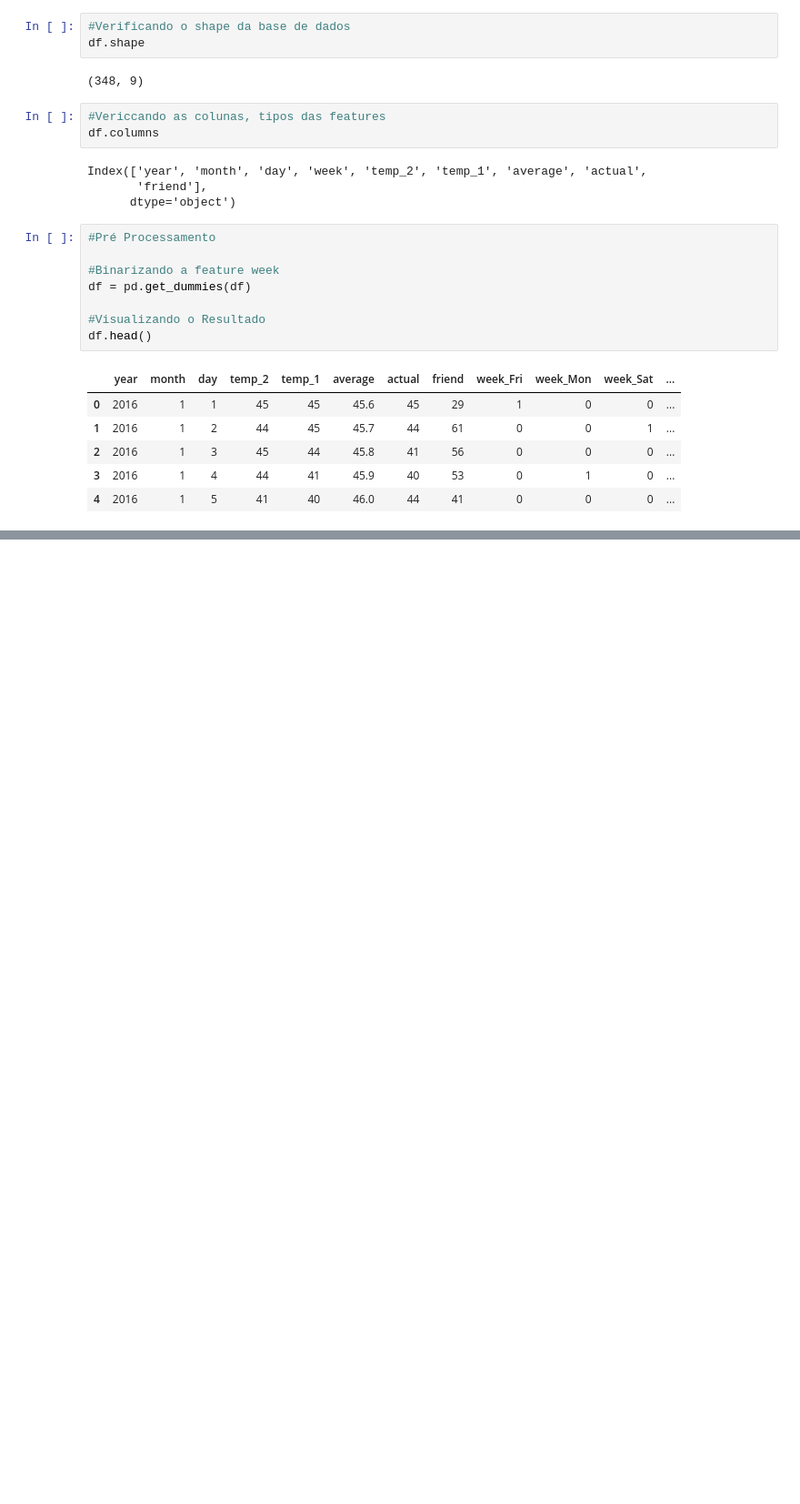
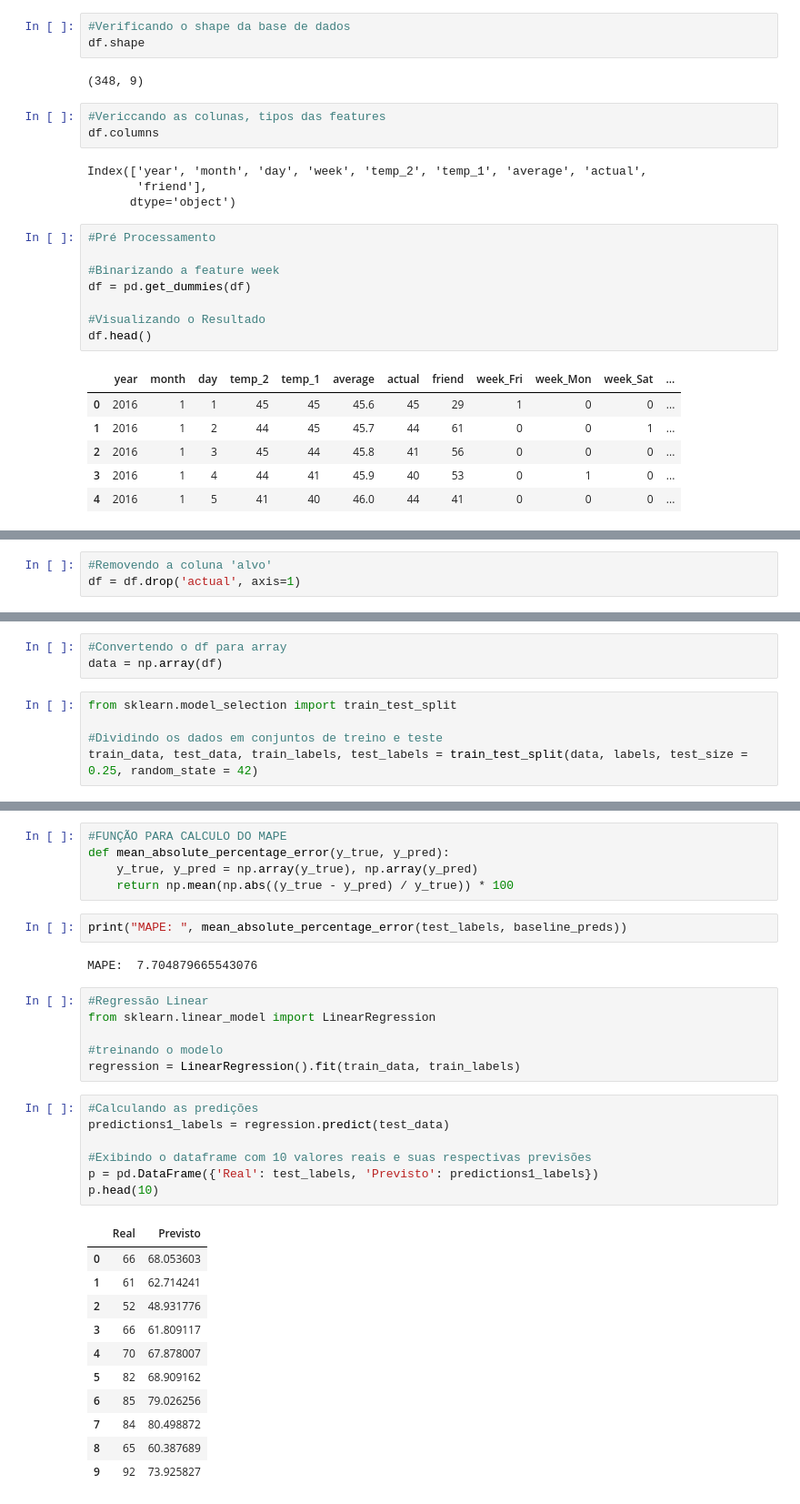
Before and after one commit to WIllianMartins2018/Bootcamp_Engenheiro_Machine_Learning, a Jupyter notebook: Códigos - Seleção de Modelos de Aprendizagem de Máquina/MetriasdeRegressão.ipynb, the cells around one changed output, grey strips where cells are left out. Shown at 91% size. Saved outputs shown, nothing was run; the diff lists cells and outputs as text; blank space fills up the shorter version.

Commit message:
Métricas de Regressão

```diff
--- a/Códigos - Seleção de Modelos de Aprendizagem de Máquina/MetriasdeRegressão.ipynb
+++ b/Códigos - Seleção de Modelos de Aprendizagem de Máquina/MetriasdeRegressão.ipynb
@@ -56,0 +104,3 @@ df.describe()
+# %%
+#Removendo a coluna 'alvo'
+df = df.drop('actual', axis=1)
@@ -56,0 +114,8 @@ df.describe()
+# %%
+#Convertendo o df para array
+data = np.array(df)
+# %%
+from sklearn.model_selection import train_test_split
+
+#Dividindo os dados em conjuntos de treino e teste
+train_data, test_data, train_labels, test_labels = train_test_split(data, labels, test_size = 0.25, random_state = 42)
@@ -56,0 +140,34 @@ df.describe()
+# %%
+#FUNÇÃO PARA CALCULO DO MAPE
+def mean_absolute_percentage_error(y_true, y_pred):
+    y_true, y_pred = np.array(y_true), np.array(y_pred)
+    return np.mean(np.abs((y_true - y_pred) / y_true)) * 100
+# %%
+print("MAPE: ", mean_absolute_percentage_error(test_labels, baseline_preds))
+# %% [output]
+MAPE:  7.704879665543076
+# %%
+#Regressão Linear
+from sklearn.linear_model import LinearRegression
+
+#treinando o modelo
+regression = LinearRegression().fit(train_data, train_labels)
+# %%
+#Calculando as predições
+predictions1_labels = regression.predict(test_data)
+
+#Exibindo o dataframe com 10 valores reais e suas respectivas previsões
+p = pd.DataFrame({'Real': test_labels, 'Previsto': predictions1_labels})
+p.head(10)
+# %% [output]
+|  | Real | Previsto |
+| 0 | 66 | 68.053603 |
+| 1 | 61 | 62.714241 |
+| 2 | 52 | 48.931776 |
+| 3 | 66 | 61.809117 |
+| 4 | 70 | 67.878007 |
+| 5 | 82 | 68.909162 |
+| 6 | 85 | 79.026256 |
+| 7 | 84 | 80.498872 |
+| 8 | 65 | 60.387689 |
+| 9 | 92 | 73.925827 |
```
Also changed, not shown: parts of 13 cells of this notebook.
